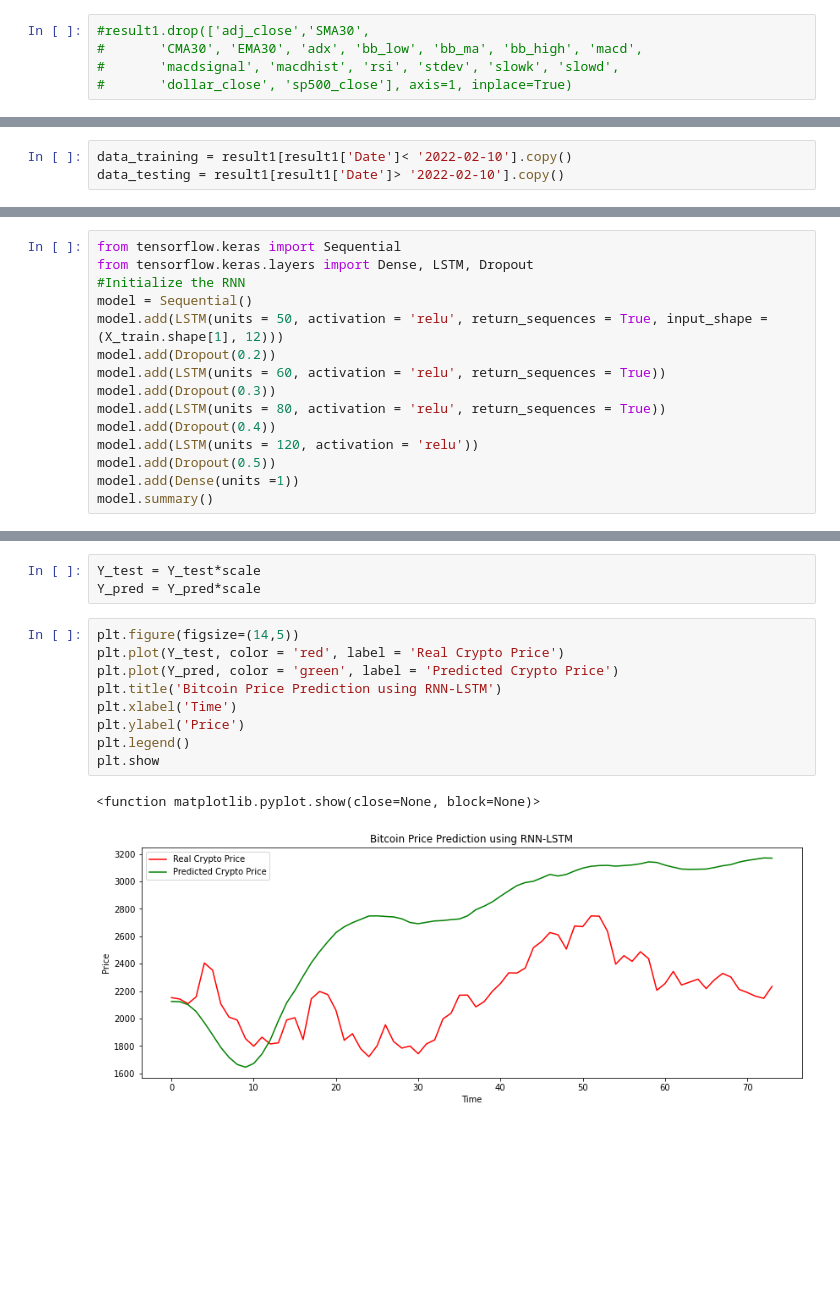
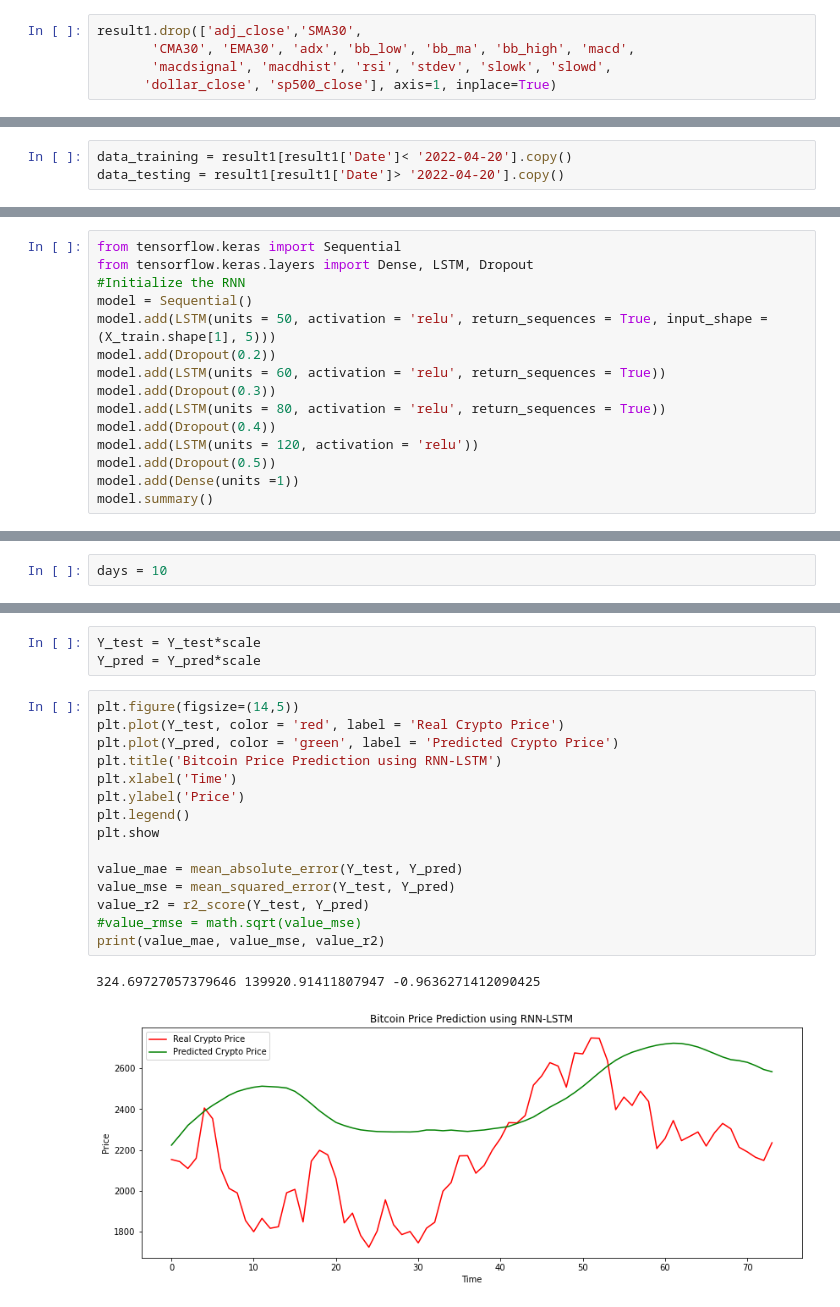
Before and after one commit to diogobulhosa/BC4, a Jupyter notebook: notebooks/nb-indicators.ipynb, the cells around one changed output, grey strips where cells are left out. Saved outputs shown, nothing was run; the diff lists cells and outputs as text; blank space fills up the shorter version.

```diff
--- a/notebooks/nb-eth.ipynb
+++ b/notebooks/nb-indicators.ipynb
@@ -1147,10 +1147,10 @@ result1.drop(['low', 'open','SMA30', 'EMA30','bb_low', 'bb_ma', 'bb_high', 'stde
 # %%
 #result1 = result1.tail(300).copy()
 # %%
-#result1.drop(['adj_close','SMA30',
-#       'CMA30', 'EMA30', 'adx', 'bb_low', 'bb_ma', 'bb_high', 'macd',
-#       'macdsignal', 'macdhist', 'rsi', 'stdev', 'slowk', 'slowd',
-#       'dollar_close', 'sp500_close'], axis=1, inplace=True)
+result1.drop(['adj_close','SMA30',
+       'CMA30', 'EMA30', 'adx', 'bb_low', 'bb_ma', 'bb_high', 'macd',
+       'macdsignal', 'macdhist', 'rsi', 'stdev', 'slowk', 'slowd',
+      'dollar_close', 'sp500_close'], axis=1, inplace=True)
 # %%
 #result1.drop(['adj_close'], axis=1, inplace=True)
 # %%
@@ -1161,5 +1161,5 @@ len(result1)
 # one year
 result1 = result1[result1['Date']> '2021-01-01'].copy()
 # %%
-data_training = result1[result1['Date']< '2022-02-10'].copy()
-data_testing = result1[result1['Date']> '2022-02-10'].copy()
+data_training = result1[result1['Date']< '2022-04-20'].copy()
+data_testing = result1[result1['Date']> '2022-04-20'].copy()
@@ -1213,7 +1236,7 @@ from tensorflow.keras import Sequential
 from tensorflow.keras.layers import Dense, LSTM, Dropout
 #Initialize the RNN
 model = Sequential()
-model.add(LSTM(units = 50, activation = 'relu', return_sequences = True, input_shape = (X_train.shape[1], 12)))
+model.add(LSTM(units = 50, activation = 'relu', return_sequences = True, input_shape = (X_train.shape[1], 5)))
 model.add(Dropout(0.2))
 model.add(LSTM(units = 60, activation = 'relu', return_sequences = True))
 model.add(Dropout(0.3))
@@ -1278,2 +1301,4 @@ plt.show()
+# %%
+days = 10
 # %%
 part_days = data_training.tail(days)
@@ -1322,12 +1363,18 @@ Y_pred = Y_pred*scale
 # %%
 plt.figure(figsize=(14,5))
 plt.plot(Y_test, color = 'red', label = 'Real Crypto Price')
 plt.plot(Y_pred, color = 'green', label = 'Predicted Crypto Price')
 plt.title('Bitcoin Price Prediction using RNN-LSTM')
 plt.xlabel('Time')
 plt.ylabel('Price')
 plt.legend()
 plt.show
+
+value_mae = mean_absolute_error(Y_test, Y_pred)
+value_mse = mean_squared_error(Y_test, Y_pred)
+value_r2 = r2_score(Y_test, Y_pred)
+#value_rmse = math.sqrt(value_mse)
+print(value_mae, value_mse, value_r2)
 # %% [output]
-<function matplotlib.pyplot.show(close=None, block=None)>
+324.69727057379646 139920.91411807947 -0.9636271412090425
-[figure, old version]
+[figure, new version]
```
Also changed, not shown: parts of 55 cells of this notebook, 4 other files.
